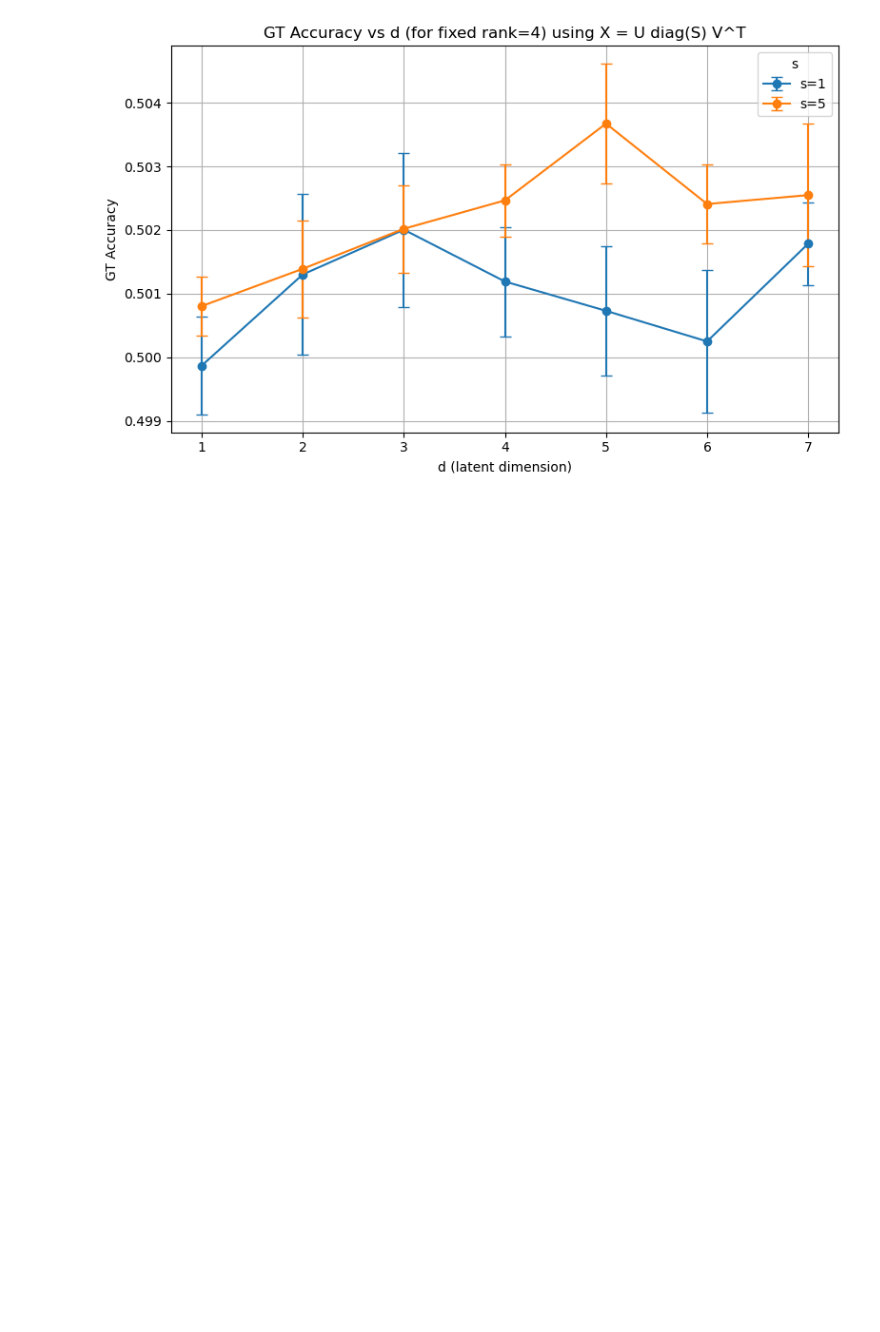
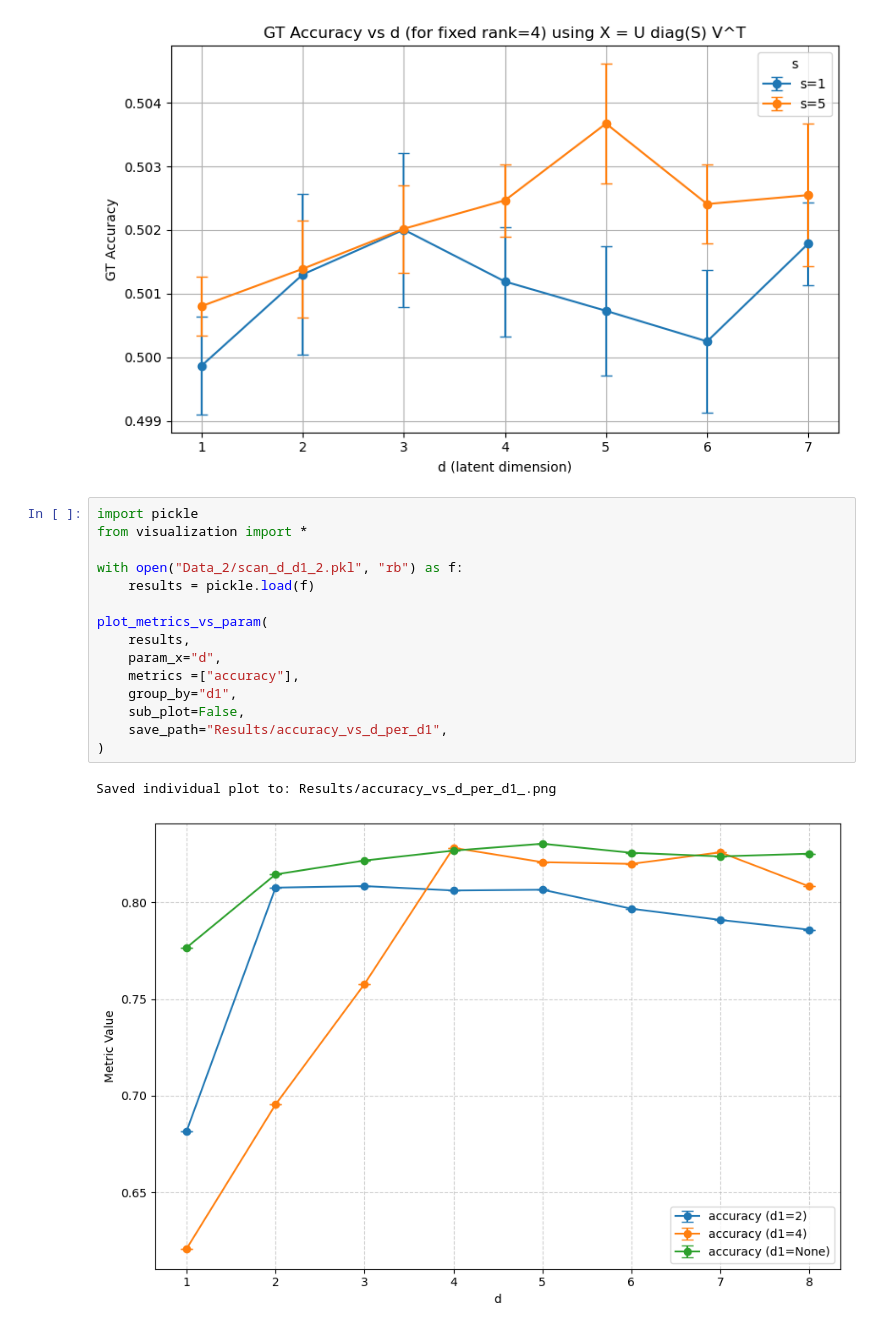
Before and after one commit to MayeulCassier/Matrix-Factorization-With-Comparison-Data, a Jupyter notebook: generation_analysis.ipynb, the cells around one changed output. Saved outputs shown, nothing was run; the diff lists cells and outputs as text; blank space fills up the shorter version.

```diff
--- a/generation_analysis.ipynb
+++ b/generation_analysis.ipynb
@@ -653,3 +754,21 @@ plt.savefig("Results/gt_accuracy_vs_d_per_s_orthonormal.png")
 plt.show()
 # %% [output]
 [figure]
+# %%
+import pickle
+from visualization import *
+
+with open("Data_2/scan_d_d1_2.pkl", "rb") as f:
+    results = pickle.load(f)
+
+plot_metrics_vs_param(
+    results,
+    param_x="d",
+    metrics =["accuracy"],
+    group_by="d1",
+    sub_plot=False,
+    save_path="Results/accuracy_vs_d_per_d1",
+)
+# %% [output]
+Saved individual plot to: Results/accuracy_vs_d_per_d1_.png
+[figure, added]
```
Also changed, not shown: parts of 8 cells of this notebook, 3 other files.
